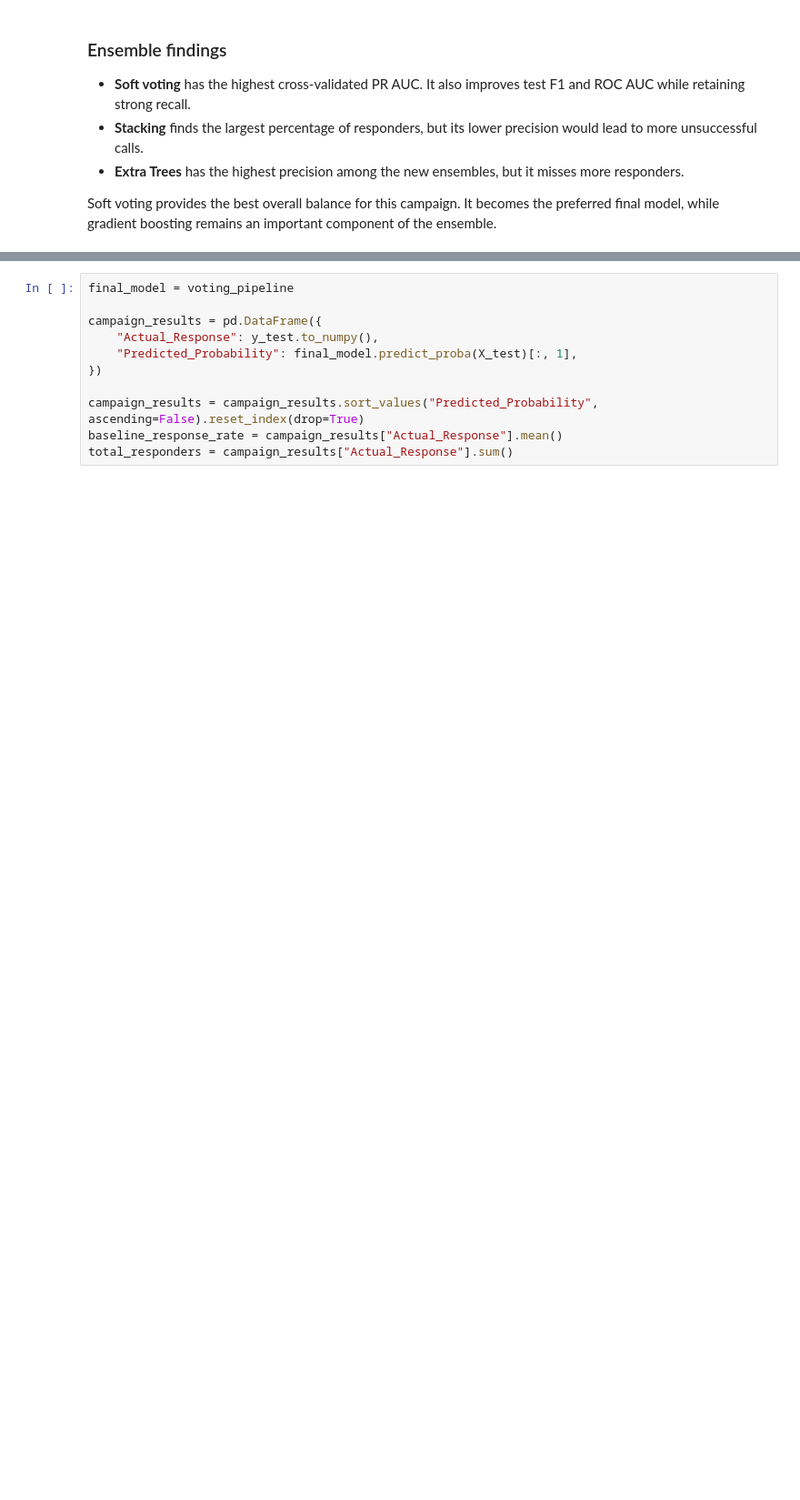
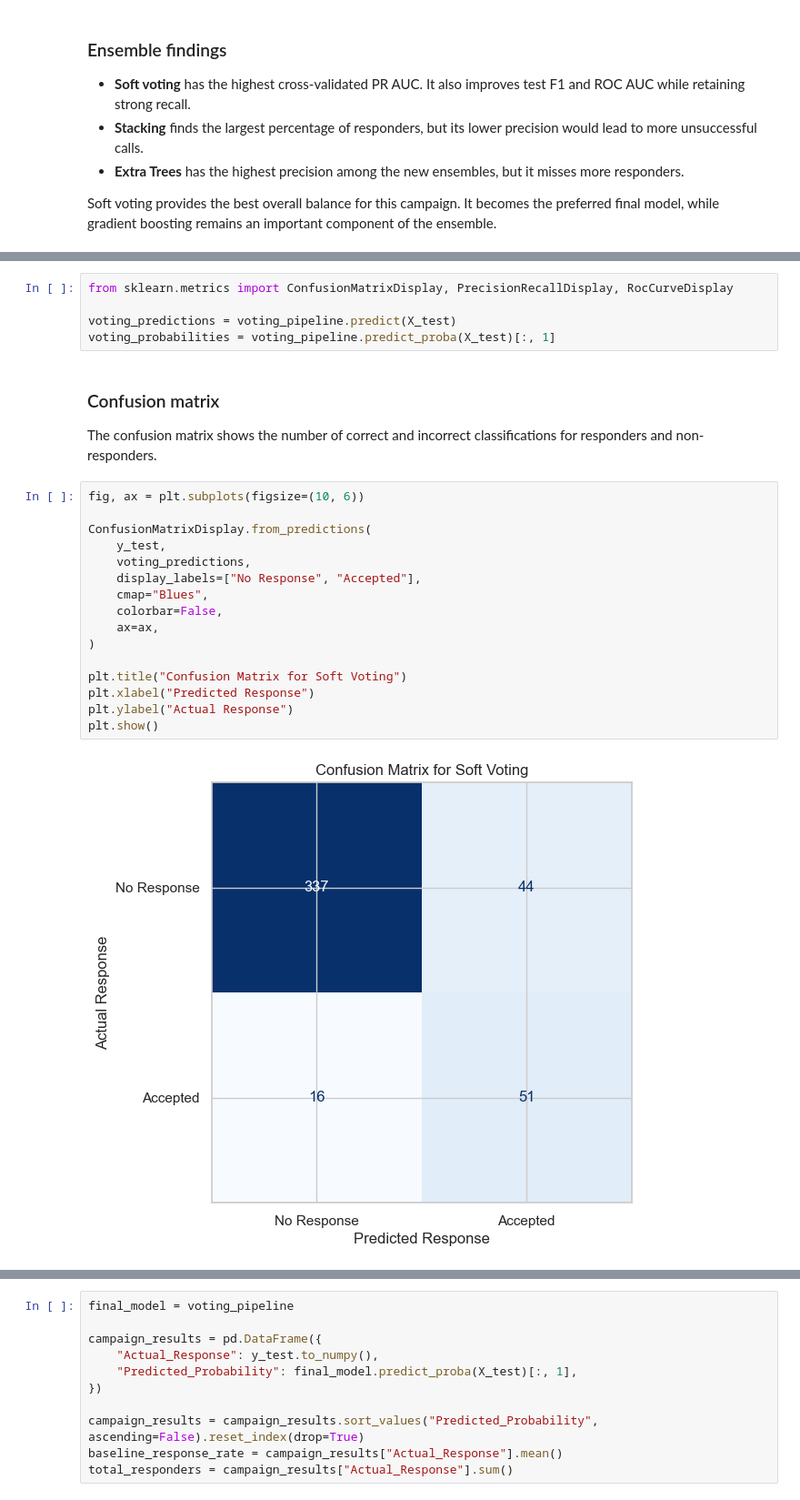
Before and after one commit to onazor/machine-learning-projects, a Jupyter notebook: campaign-analysis/main.ipynb, the cells around one changed output, grey strips where cells are left out. Shown at 91% size. Saved outputs shown, nothing was run; the diff lists cells and outputs as text; blank space fills up the shorter version.

Commit message:
add ensemble evaluation, model visualizations, and business insights

```diff
--- a/campaign-analysis/main.ipynb
+++ b/campaign-analysis/main.ipynb
@@ -772,0 +777,27 @@ Soft voting provides the best overall balance for this campaign. It becomes the
+# %%
+from sklearn.metrics import ConfusionMatrixDisplay, PrecisionRecallDisplay, RocCurveDisplay
+
+voting_predictions = voting_pipeline.predict(X_test)
+voting_probabilities = voting_pipeline.predict_proba(X_test)[:, 1]
+# %% [markdown]
+### Confusion matrix
+
+The confusion matrix shows the number of correct and incorrect classifications for responders and non-responders.
+# %%
+fig, ax = plt.subplots(figsize=(10, 6))
+
+ConfusionMatrixDisplay.from_predictions(
+    y_test,
+    voting_predictions,
+    display_labels=["No Response", "Accepted"],
+    cmap="Blues",
+    colorbar=False,
+    ax=ax,
+)
+
+plt.title("Confusion Matrix for Soft Voting")
+plt.xlabel("Predicted Response")
+plt.ylabel("Actual Response")
+plt.show()
+# %% [output]
+[figure, added]
```
Also changed, not shown: parts of 10 cells of this notebook.
